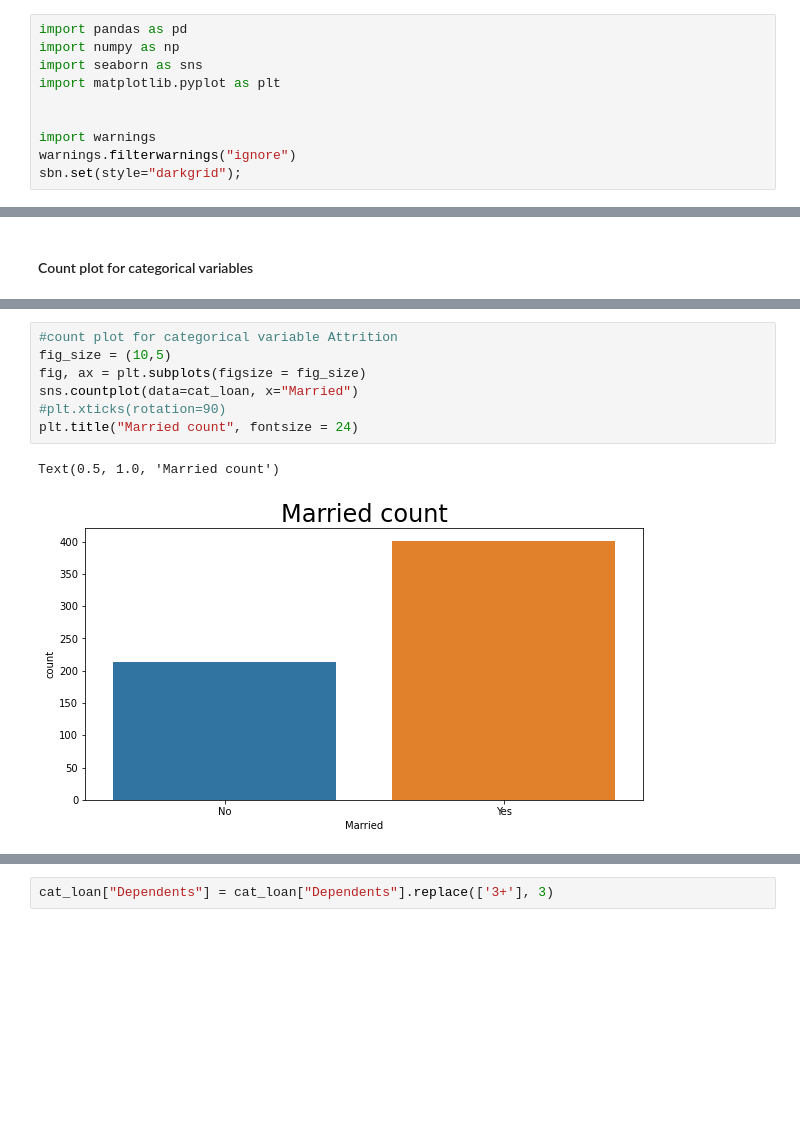
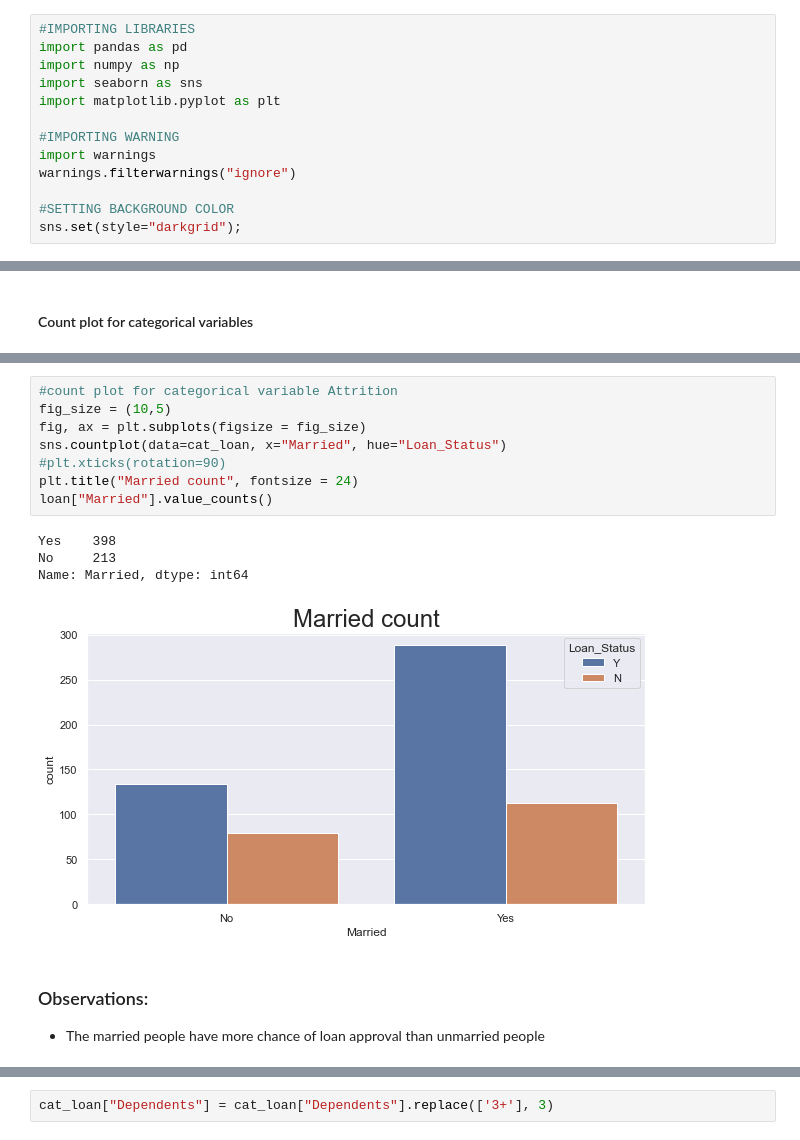
Before and after one commit to ponmanimanoharan/LoanPrediction, a Jupyter notebook: Loan Prediction.ipynb, the cells around one changed output, grey strips where cells are left out. Drawn from its saved outputs; the diff is of its cells as text; blank space fills up the shorter version.

```diff
--- a/Loan Prediction.ipynb
+++ b/Loan Prediction.ipynb
@@ -1,13 +4,16 @@
 # %% [markdown]
 # Importing dataset and libraries
 # %%
+#IMPORTING LIBRARIES
 import pandas as pd
 import numpy as np
 import seaborn as sns
 import matplotlib.pyplot as plt
 
-
+#IMPORTING WARNING
 import warnings
 warnings.filterwarnings("ignore")
-sbn.set(style="darkgrid");
+
+#SETTING BACKGROUND COLOR
+sns.set(style="darkgrid");
 # %%
@@ -198,13 +237,20 @@ Text(0.5, 1.0, 'Gender count')
 # %%
 #count plot for categorical variable Attrition
 fig_size = (10,5)
 fig, ax = plt.subplots(figsize = fig_size)
-sns.countplot(data=cat_loan, x="Married")
+sns.countplot(data=cat_loan, x="Married", hue="Loan_Status")
 #plt.xticks(rotation=90)
 plt.title("Married count", fontsize = 24)
+loan["Married"].value_counts()
 # %% [output]
-Text(0.5, 1.0, 'Married count')
+Yes    398
+No     213
+Name: Married, dtype: int64
-[figure, old version]
+[figure, new version]
+# %% [markdown]
+### Observations:
+
+- The married people have more chance of loan approval than unmarried people
 # %%
 #count plot for categorical variable Attrition
 fig_size = (10,5)
```
Also changed, not shown: parts of 103 cells of this notebook.
